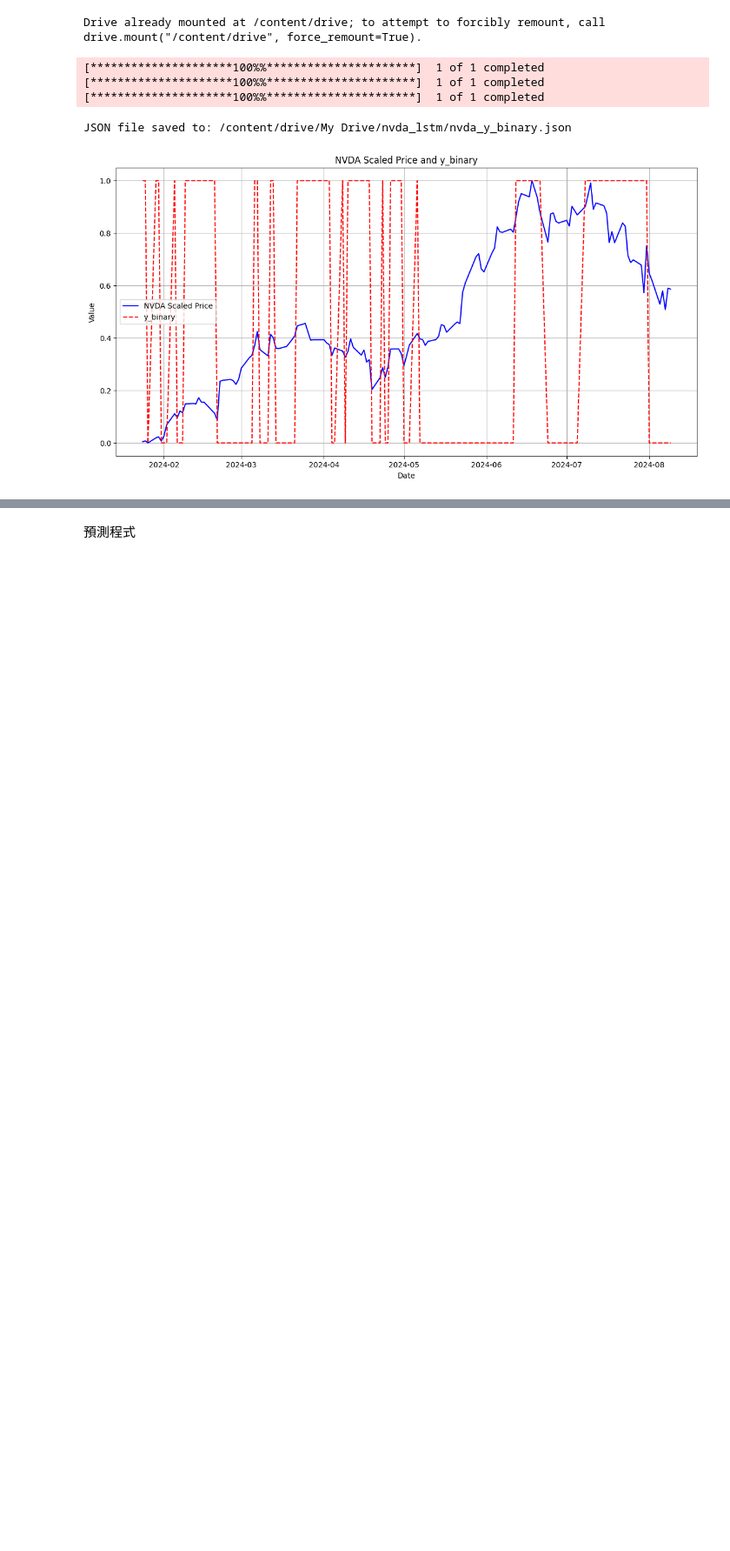
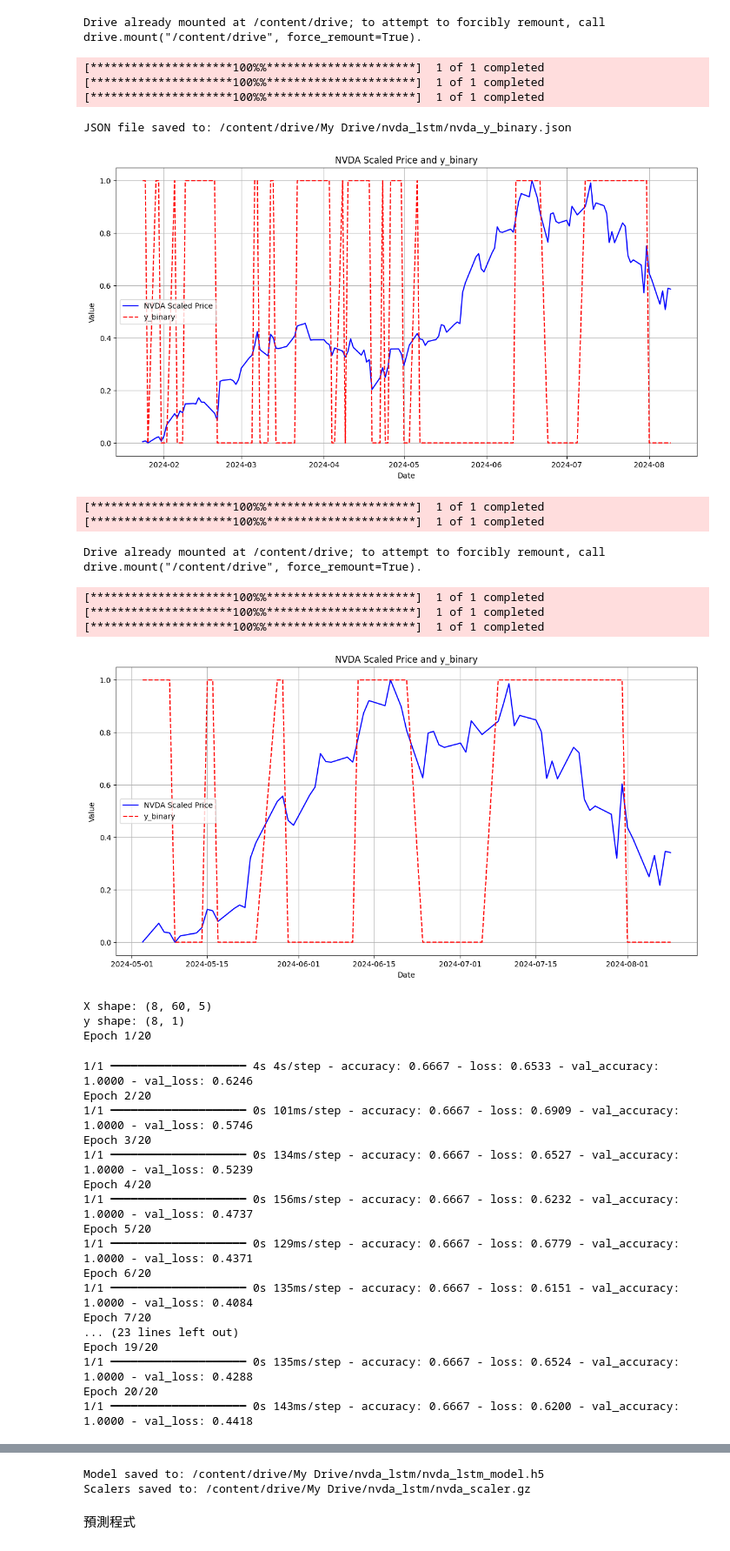
Before and after one commit to morgan03153/game, a Jupyter notebook: morgan_stock.ipynb, the cells around one changed output, grey strips where cells are left out. Shown: that part at 87% size. Drawn from its saved outputs; the diff is of its cells as text; code cells hidden in the pictures; blank space fills up the shorter version.

```diff
--- a/morgan_stock.ipynb
+++ b/morgan_stock.ipynb
@@ -416,6 +416,7 @@ from datetime import datetime, timedelta
 from sklearn.preprocessing import MinMaxScaler
 import numpy as np
 import os
+import matplotlib.pyplot as plt
 from google.colab import drive
 from keras.models import Sequential, load_model
 from keras.layers import Dense, LSTM, Dropout
@@ -428,10 +429,10 @@ drive.mount('/content/drive')
 save_path = '/content/drive/My Drive/nvda_lstm/'
 
 # 可調整的變數
-days_range = 300        # 設定時間範圍天數
+days_range = 100        # 設定時間範圍天數
 forward_days = 7      # 設定未來天數範圍
 drop_threshold = 0.9   # 設定價格下跌比例的閾值
-look_back = 200         # LSTM 模型的 look back 時間窗口
+look_back = 60         # LSTM 模型的 look back 時間窗口
 
 # 設定時間範圍
 end_date = datetime.today() - timedelta(days=0)
@@ -478,6 +479,17 @@ def create_y_binary(nvda_scaled, forward_days, drop_threshold):
 
 y_binary = create_y_binary(nvda_scaled, forward_days, drop_threshold)
 
+# 畫出圖表，將 nvda_scaled 和 y_binary 放在同一張圖中
+plt.figure(figsize=(14, 7))
+plt.plot(nvda_data.index, nvda_scaled, label='NVDA Scaled Price', color='blue')
+plt.plot(nvda_data.index, y_binary, label='y_binary', color='red', linestyle='dashed')
+plt.title('NVDA Scaled Price and y_binary')
+plt.xlabel('Date')
+plt.ylabel('Value')
+plt.legend()
+plt.grid(True)
+plt.show()
+
 # 創建數據集
 def create_dataset(X, y, look_back):
     Xs, ys = [], []
@@ -498,31 +510,59 @@ if len(X.shape) != 3:
     raise ValueError("X does not have the correct shape. Expected a 3D array.")
 
 # 拆分訓練集和測試集
-split = int(len(X) * 0.8)
+split = int(len(X) * 0.5)
 X_train, X_test = X[:split], X[split:]
 y_train, y_test = y[:split], y[split:]
 
 # 構建 LSTM 模型
 def build_lstm_model(input_shape):
     model = Sequential()
     model.add(LSTM(units=50, return_sequences=True, input_shape=input_shape))
     model.add(Dropout(0.2))
     model.add(LSTM(units=50, return_sequences=False))
     model.add(Dropout(0.2))
     model.add(Dense(units=1, activation='sigmoid'))  # 二元分類使用 sigmoid 激活函數
     model.compile(optimizer='adam', loss='binary_crossentropy', metrics=['accuracy'])
     return model
 
 # 訓練模型
 model = build_lstm_model((X_train.shape[1], X_train.shape[2]))
 model.fit(X_train, y_train, epochs=20, batch_size=32, validation_split=0.2, verbose=1)
 
 # 保存模型
 model_save_path = os.path.join(save_path, 'nvda_lstm_model.h5')
 model.save(model_save_path)
 print(f'Model saved to: {model_save_path}')
 
 # 保存標準化器
 scaler_save_path = os.path.join(save_path, 'nvda_scaler.gz')
 joblib.dump(scalers, scaler_save_path)
 print(f'Scalers saved to: {scaler_save_path}')
+# %% [output]
+[*********************100%%**********************]  1 of 1 completed
+[*********************100%%**********************]  1 of 1 completed
+Drive already mounted at /content/drive; to attempt to forcibly remount, call drive.mount("/content/drive", force_remount=True).
+[*********************100%%**********************]  1 of 1 completed
+[*********************100%%**********************]  1 of 1 completed
+[*********************100%%**********************]  1 of 1 completed
+[figure, added]
+X shape: (8, 60, 5)
+y shape: (8, 1)
+Epoch 1/20
+1/1 ━━━━━━━━━━━━━━━━━━━━ 4s 4s/step - accuracy: 0.6667 - loss: 0.6533 - val_accuracy: 1.0000 - val_loss: 0.6246
+Epoch 2/20
+1/1 ━━━━━━━━━━━━━━━━━━━━ 0s 101ms/step - accuracy: 0.6667 - loss: 0.6909 - val_accuracy: 1.0000 - val_loss: 0.5746
+Epoch 3/20
+1/1 ━━━━━━━━━━━━━━━━━━━━ 0s 134ms/step - accuracy: 0.6667 - loss: 0.6527 - val_accuracy: 1.0000 - val_loss: 0.5239
+Epoch 4/20
+1/1 ━━━━━━━━━━━━━━━━━━━━ 0s 156ms/step - accuracy: 0.6667 - loss: 0.6232 - val_accuracy: 1.0000 - val_loss: 0.4737
+Epoch 5/20
+1/1 ━━━━━━━━━━━━━━━━━━━━ 0s 129ms/step - accuracy: 0.6667 - loss: 0.6779 - val_accuracy: 1.0000 - val_loss: 0.4371
+Epoch 6/20
+1/1 ━━━━━━━━━━━━━━━━━━━━ 0s 135ms/step - accuracy: 0.6667 - loss: 0.6151 - val_accuracy: 1.0000 - val_loss: 0.4084
+Epoch 7/20
+... (23 lines left out)
+Epoch 19/20
+1/1 ━━━━━━━━━━━━━━━━━━━━ 0s 135ms/step - accuracy: 0.6667 - loss: 0.6524 - val_accuracy: 1.0000 - val_loss: 0.4288
+Epoch 20/20
+1/1 ━━━━━━━━━━━━━━━━━━━━ 0s 143ms/step - accuracy: 0.6667 - loss: 0.6200 - val_accuracy: 1.0000 - val_loss: 0.4418
@@ -529,3 +570,5 @@ print(f'Scalers saved to: {scaler_save_path}')
+Model saved to: /content/drive/My Drive/nvda_lstm/nvda_lstm_model.h5
+Scalers saved to: /content/drive/My Drive/nvda_lstm/nvda_scaler.gz
 # %% [markdown]
 預測程式
 # %%
```
Also changed, not shown: parts of 4 cells of this notebook.
